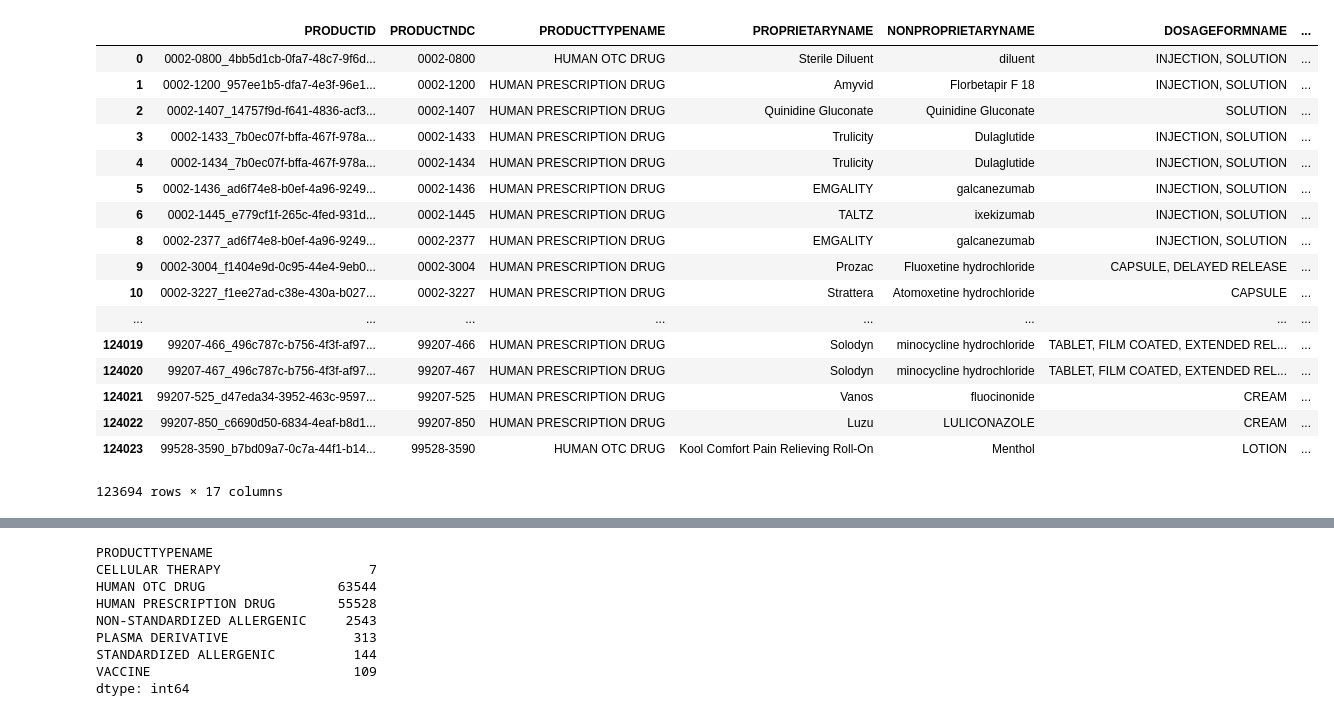
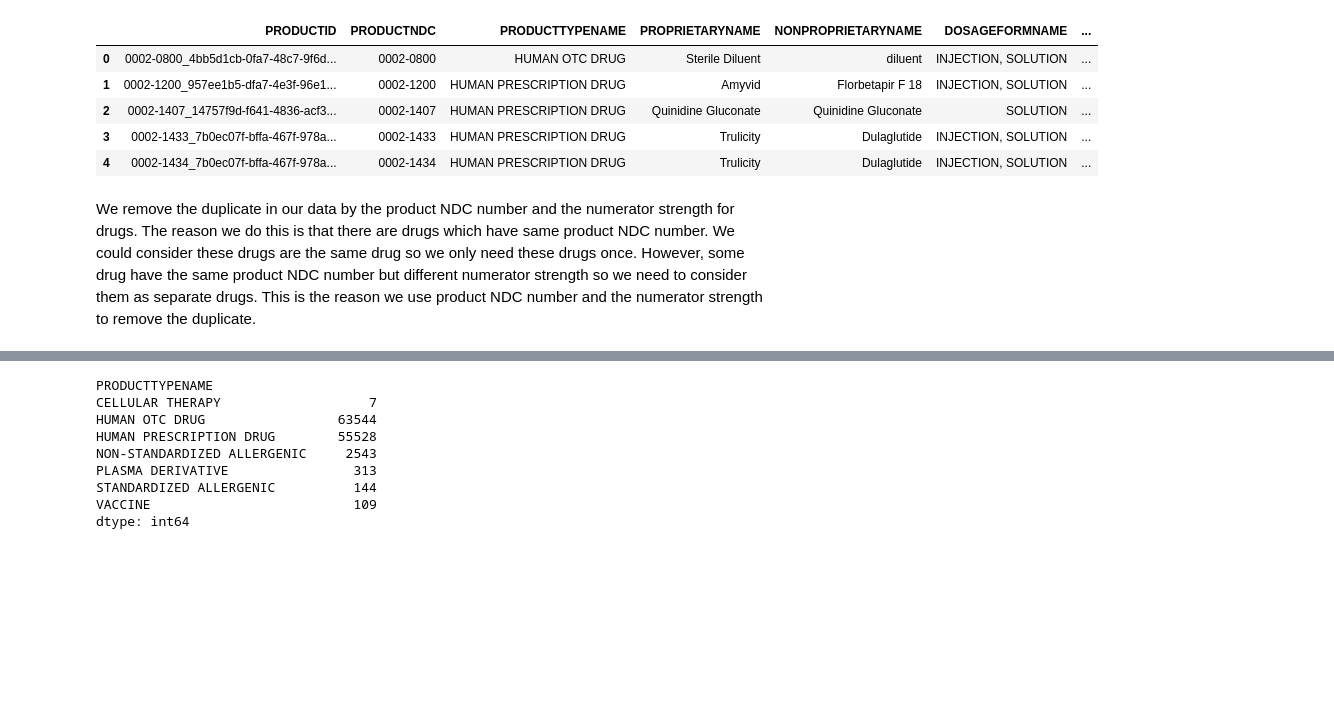
Before and after one commit to 854740262/NDC-database-analysis, a Jupyter notebook: Final_project.ipynb, the cells around one changed output, grey strips where cells are left out. Saved outputs shown, nothing was run; the diff lists cells and outputs as text; code cells hidden in the pictures; blank space fills up the shorter version.

```diff
--- a/Final_project.ipynb
+++ b/Final_project.ipynb
@@ -36,27 +70,17 @@ product
 # %%
 # drop useless column
 product = product.drop(columns=['DEASCHEDULE'])
 product = product.drop(columns=['NDC_EXCLUDE_FLAG'])
 product = product.drop(columns=['PROPRIETARYNAMESUFFIX'])
-product
+product.head()
 # %% [output]
 |  | PRODUCTID | PRODUCTNDC | PRODUCTTYPENAME | PROPRIETARYNAME | NONPROPRIETARYNAME | DOSAGEFORMNAME | ... |
 | 0 | 0002-0800_4bb5d1cb-0fa7-48c7-9f6d... | 0002-0800 | HUMAN OTC DRUG | Sterile Diluent | diluent | INJECTION, SOLUTION | ... |
 | 1 | 0002-1200_957ee1b5-dfa7-4e3f-96e1... | 0002-1200 | HUMAN PRESCRIPTION DRUG | Amyvid | Florbetapir F 18 | INJECTION, SOLUTION | ... |
 | 2 | 0002-1407_14757f9d-f641-4836-acf3... | 0002-1407 | HUMAN PRESCRIPTION DRUG | Quinidine Gluconate | Quinidine Gluconate | SOLUTION | ... |
 | 3 | 0002-1433_7b0ec07f-bffa-467f-978a... | 0002-1433 | HUMAN PRESCRIPTION DRUG | Trulicity | Dulaglutide | INJECTION, SOLUTION | ... |
 | 4 | 0002-1434_7b0ec07f-bffa-467f-978a... | 0002-1434 | HUMAN PRESCRIPTION DRUG | Trulicity | Dulaglutide | INJECTION, SOLUTION | ... |
-| 5 | 0002-1436_ad6f74e8-b0ef-4a96-9249... | 0002-1436 | HUMAN PRESCRIPTION DRUG | EMGALITY | galcanezumab | INJECTION, SOLUTION | ... |
-| 6 | 0002-1445_e779cf1f-265c-4fed-931d... | 0002-1445 | HUMAN PRESCRIPTION DRUG | TALTZ | ixekizumab | INJECTION, SOLUTION | ... |
-| 8 | 0002-2377_ad6f74e8-b0ef-4a96-9249... | 0002-2377 | HUMAN PRESCRIPTION DRUG | EMGALITY | galcanezumab | INJECTION, SOLUTION | ... |
-| 9 | 0002-3004_f1404e9d-0c95-44e4-9eb0... | 0002-3004 | HUMAN PRESCRIPTION DRUG | Prozac | Fluoxetine hydrochloride | CAPSULE, DELAYED RELEASE | ... |
-| 10 | 0002-3227_f1ee27ad-c38e-430a-b027... | 0002-3227 | HUMAN PRESCRIPTION DRUG | Strattera | Atomoxetine hydrochloride | CAPSULE | ... |
-| ... | ... | ... | ... | ... | ... | ... | ... |
-| 124019 | 99207-466_496c787c-b756-4f3f-af97... | 99207-466 | HUMAN PRESCRIPTION DRUG | Solodyn | minocycline hydrochloride | TABLET, FILM COATED, EXTENDED REL... | ... |
-| 124020 | 99207-467_496c787c-b756-4f3f-af97... | 99207-467 | HUMAN PRESCRIPTION DRUG | Solodyn | minocycline hydrochloride | TABLET, FILM COATED, EXTENDED REL... | ... |
-| 124021 | 99207-525_d47eda34-3952-463c-9597... | 99207-525 | HUMAN PRESCRIPTION DRUG | Vanos | fluocinonide | CREAM | ... |
-| 124022 | 99207-850_c6690d50-6834-4eaf-b8d1... | 99207-850 | HUMAN PRESCRIPTION DRUG | Luzu | LULICONAZOLE | CREAM | ... |
-| 124023 | 99528-3590_b7bd09a7-0c7a-44f1-b14... | 99528-3590 | HUMAN OTC DRUG | Kool Comfort Pain Relieving Roll-On | Menthol | LOTION | ... |
-123694 rows × 17 columns
+# %% [markdown]
+We remove the duplicate in our data by the product NDC number and the numerator strength for drugs. The reason we do this is that there are drugs which have same product NDC number. We could consider these drugs are the same drug so we only need these drugs once. However, some drug have the same product NDC number but different numerator strength so we need to consider them as separate drugs. This is the reason we use product NDC number and the numerator strength to remove the duplicate.
 # %%
 product = product.drop_duplicates(['PRODUCTNDC','ACTIVE_NUMERATOR_STRENGTH'])
```
Also changed, not shown: parts of 51 cells of this notebook.
